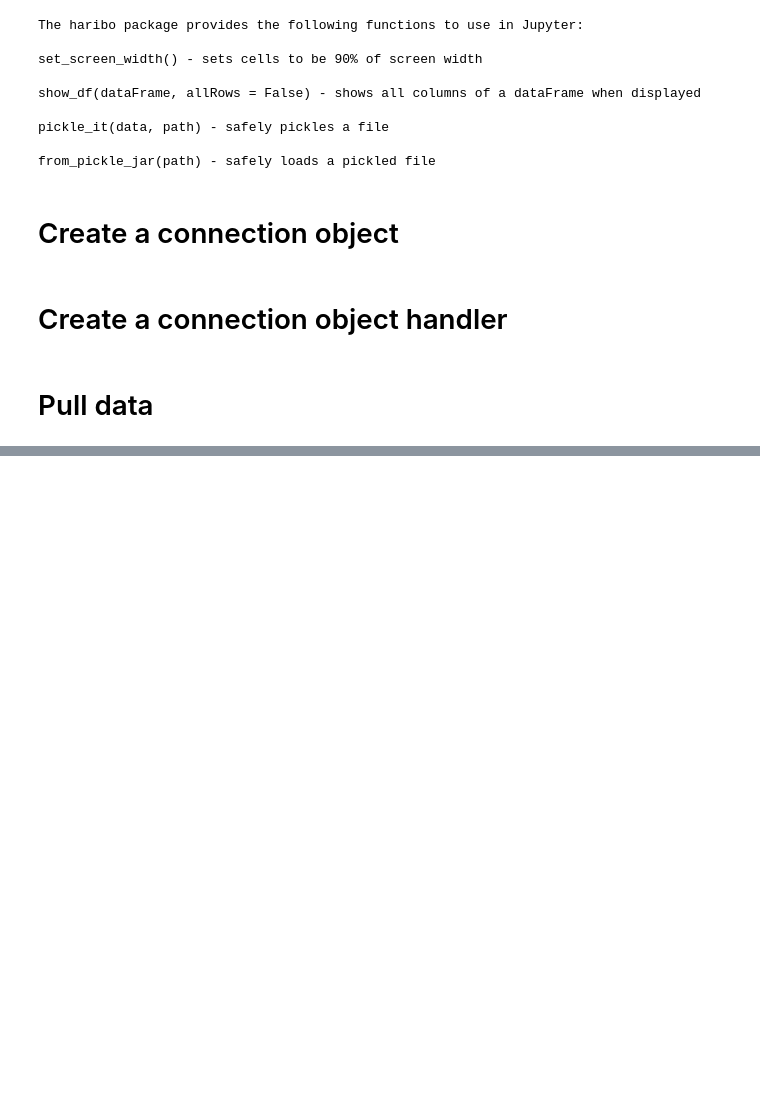
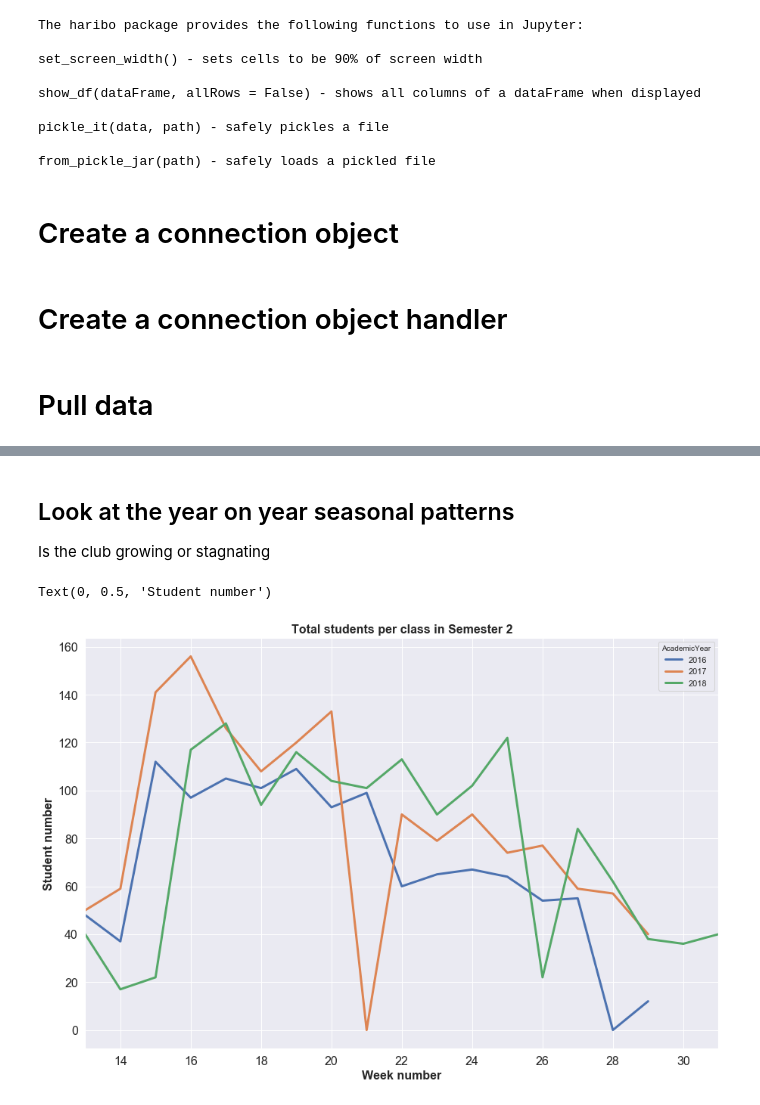
Before and after one commit to chris-pickford/TimeSeriesKb, a Jupyter notebook: Jupyter/main.ipynb, the cells around one changed output, grey strips where cells are left out. Saved outputs shown, nothing was run; the diff lists cells and outputs as text; code cells hidden in the pictures; blank space fills up the shorter version.

```diff
--- a/Jupyter/main.ipynb
+++ b/Jupyter/main.ipynb
@@ -77,0 +154,14 @@ data
+# %% [markdown]
+## Look at the year on year seasonal patterns
+
+Is the club growing or stagnating
+# %%
+pd.pivot_table(dfRaw[(dfRaw['AcademicYear']>2015) & (dfRaw['Week'] >12)], index='Week', columns='AcademicYear',
+                    values='HeadCount', aggfunc='sum').plot(figsize=(15,10),fontsize=16, linewidth = 3)
+
+plt.title('Total students per class in Semester 2',fontsize=16,fontweight='bold')
+plt.xlabel('Week number',fontsize=16,fontweight='bold')
+plt.ylabel('Student number',fontsize=16,fontweight='bold')
+# %% [output]
+Text(0, 0.5, 'Student number')
+[figure, added]
```
Also changed, not shown: parts of 45 cells of this notebook.
